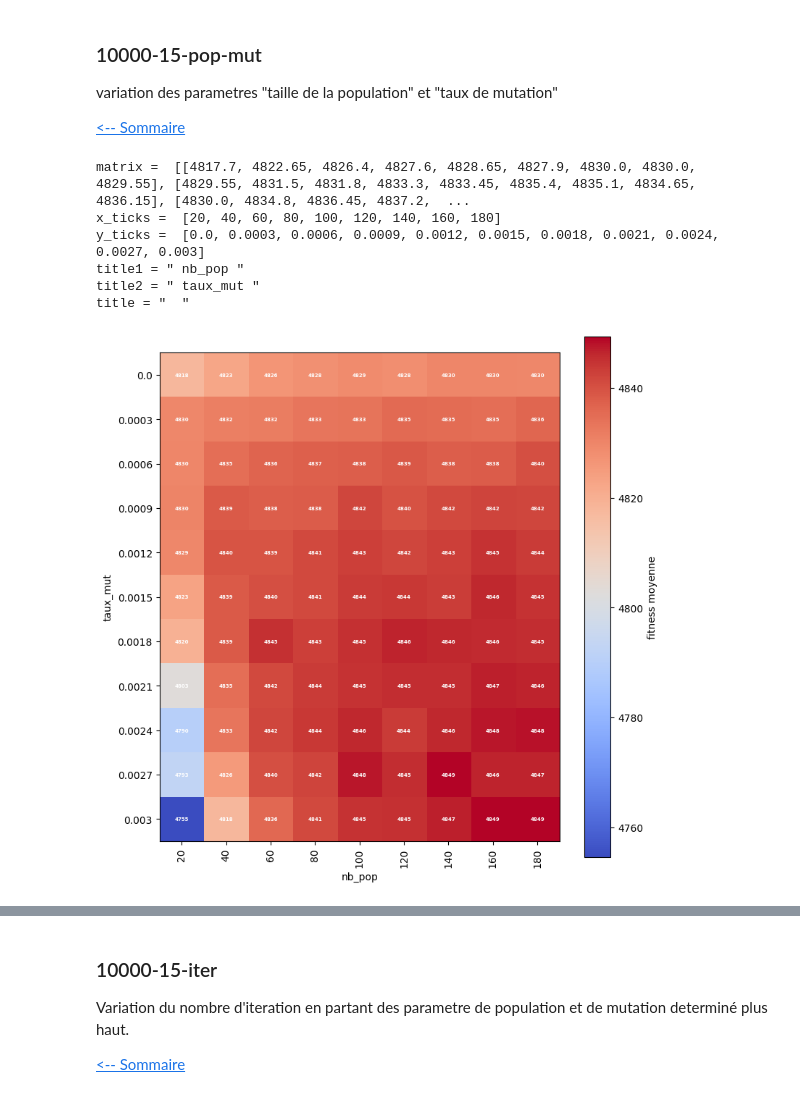
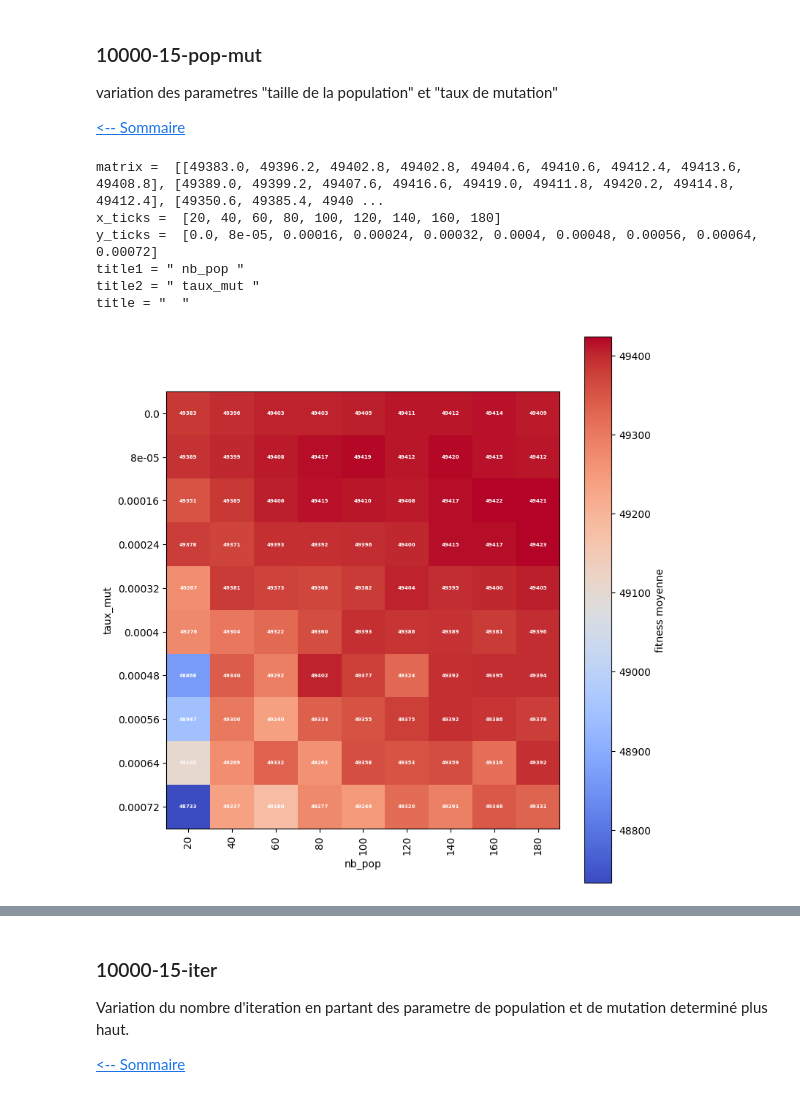
Before and after one commit to Blova-TB/S8_Knapsack, a Jupyter notebook: Genetique_generation_graph.ipynb, the cells around one changed output, grey strips where cells are left out. Cells and saved outputs as stored; diff of their text form; code cells hidden in the pictures.

```diff
--- a/Genetique_generation_graph.ipynb
+++ b/Genetique_generation_graph.ipynb
@@ -1045,11 +1059,11 @@ nb_iter = 100
 group_size = 20 #nombre de tests de chaque paramètres dans une éxecutions.
 
 (variateur,_) = variateur_genetique.nombre_population()
-iterator1 = np.arange(70,150,8)
+iterator1 = np.arange(40,190,15)
 title = ""
 avg = []
 
-iterator2 = np.arange(0,0.0020,0.0002)
+iterator2 = np.arange(0,0.0008,0.00008)
 iterator2 = [round(x, 7) for x in iterator2]
 
 for mutation_rate in iterator2:
@@ -1075,11 +1089,11 @@ nb_iter = 100
 group_size = 20 #nombre de tests de chaque paramètres dans une éxecutions.
 
 (variateur,_) = variateur_genetique.nombre_population()
-iterator1 = np.arange(70,150,8)
+iterator1 = np.arange(40,190,15)
 title = ""
 avg = []
 
-iterator2 = np.arange(0.0005,0.0009,0.00004)
+iterator2 = np.arange(0.00005,0.00025,0.00002)
 iterator2 = [round(x, 7) for x in iterator2]
 
 for mutation_rate in iterator2:
@@ -1140,0 +1154,14 @@ graph_test_result(testResult,sol_opti_13_10000,title)
+# %%
+nb_iter = 0
+nb_pop = 200
+mutation_rate = 0.00017
+
+group_size = 20 #nombre de tests de chaque paramètres dans une éxecutions.
+(variateur,_) = variateur_genetique.nombre_iterations()
+iterator1 = np.arange(200,500,50)
+title = "fitness en fonction du nombre d'iteration"
+
+test = Testor(Genetique_solver(sad_13_10000,nb_iter,nb_pop,mutation_rate,1,"classic"))
+testResult = test.test(iterator1,variateur,group_size)
+
+graph_test_result(testResult,sol_opti_13_10000,title)
@@ -1144,13 +1173,13 @@ calcul du temps d'execution avec les paramètres choisis
 
 [<-- Sommaire](#sommaire)
 # %%
-nb_iter = 100
-nb_pop = 200
-mutation_rate = 0.00055
+nb_iter = 2000
+nb_pop = 500
+mutation_rate = 0.00017
 
 times = []
 fit = []
-for i in range(10):
+for i in range(1):
     clock_start = time.time()
     solver = Genetique_solver(sad_13_10000,nb_iter,nb_pop,mutation_rate,i,"classic")
     solver.solve()
@@ -1185,32 +1207,32 @@ variation des parametres "taille de la population" et "taux de mutation"
 
 [<-- Sommaire](#sommaire)
 # %%
-nb_iter = 100
-group_size = 20 #nombre de tests de chaque paramètres dans une éxecutions.
+nb_iter = 75
+group_size = 5 # nombre de tests de chaque paramètres dans une éxecutions.
 
 (variateur,_) = variateur_genetique.nombre_population()
 iterator1 = np.arange(20,200,20)
 title = ""
 avg = []
 
-iterator2 = np.arange(0,0.003,0.0003)
+iterator2 = np.arange(0,0.0008,0.00008)
 iterator2 = [round(x, 5) for x in iterator2]
 
 for mutation_rate in iterator2:
     test = Testor(Genetique_solver(sad_15_10000,nb_iter,0,mutation_rate,1,"classic"))
     testResult = test.test(iterator1,variateur,group_size)
     means = testResult[3]
     avg.append(means)
 
 title1 = "nb_pop"
 title2 = "taux_mut"
 
 plot_full_colored_matrix(avg,iterator1,iterator2,title1,title2,title)
 # %% [output]
-matrix =  [[4817.7, 4822.65, 4826.4, 4827.6, 4828.65, 4827.9, 4830.0, 4830.0, 4829.55], [4829.55, 4831.5, 4831.8, 4833.3, 4833.45, 4835.4, 4835.1, 4834.65, 4836.15], [4830.0, 4834.8, 4836.45, 4837.2,  ...
+matrix =  [[49383.0, 49396.2, 49402.8, 49402.8, 49404.6, 49410.6, 49412.4, 49413.6, 49408.8], [49389.0, 49399.2, 49407.6, 49416.6, 49419.0, 49411.8, 49420.2, 49414.8, 49412.4], [49350.6, 49385.4, 4940 ...
 x_ticks =  [20, 40, 60, 80, 100, 120, 140, 160, 180]
-y_ticks =  [0.0, 0.0003, 0.0006, 0.0009, 0.0012, 0.0015, 0.0018, 0.0021, 0.0024, 0.0027, 0.003]
+y_ticks =  [0.0, 8e-05, 0.00016, 0.00024, 0.00032, 0.0004, 0.00048, 0.00056, 0.00064, 0.00072]
 title1 = " nb_pop "
 title2 = " taux_mut "
 title = "  "
-[figure, old version]
+[figure, new version]
```
Also changed, not shown: parts of 18 cells of this notebook, 38 other files.
